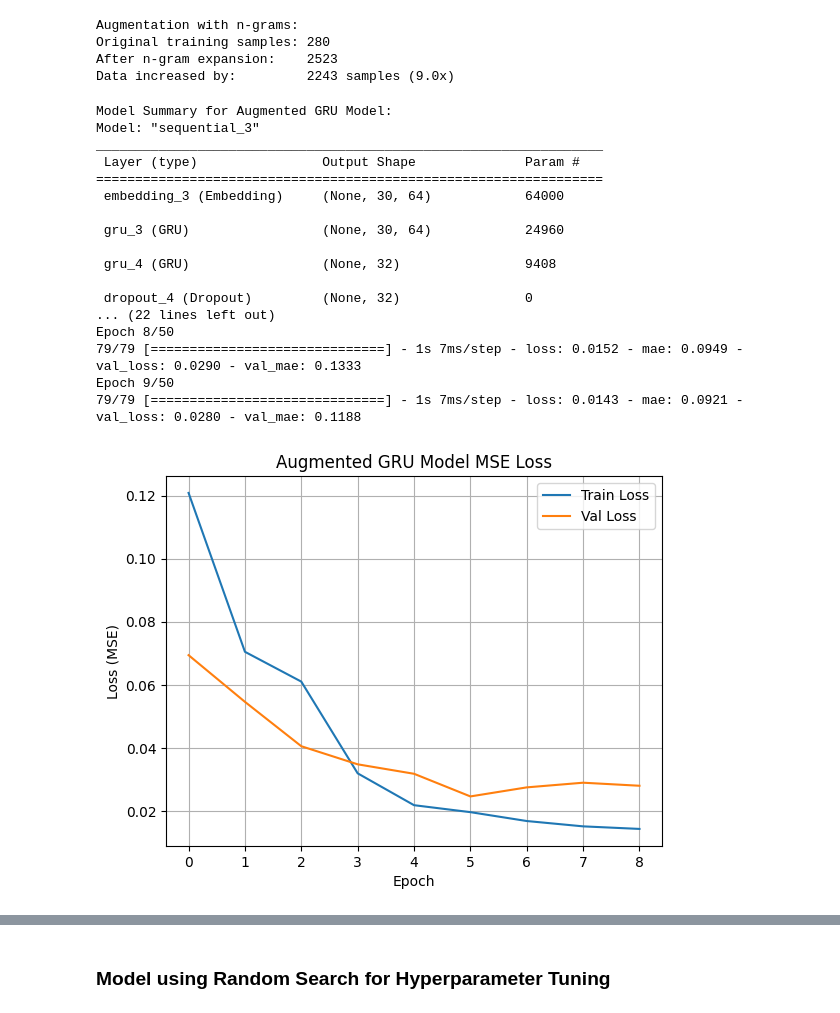
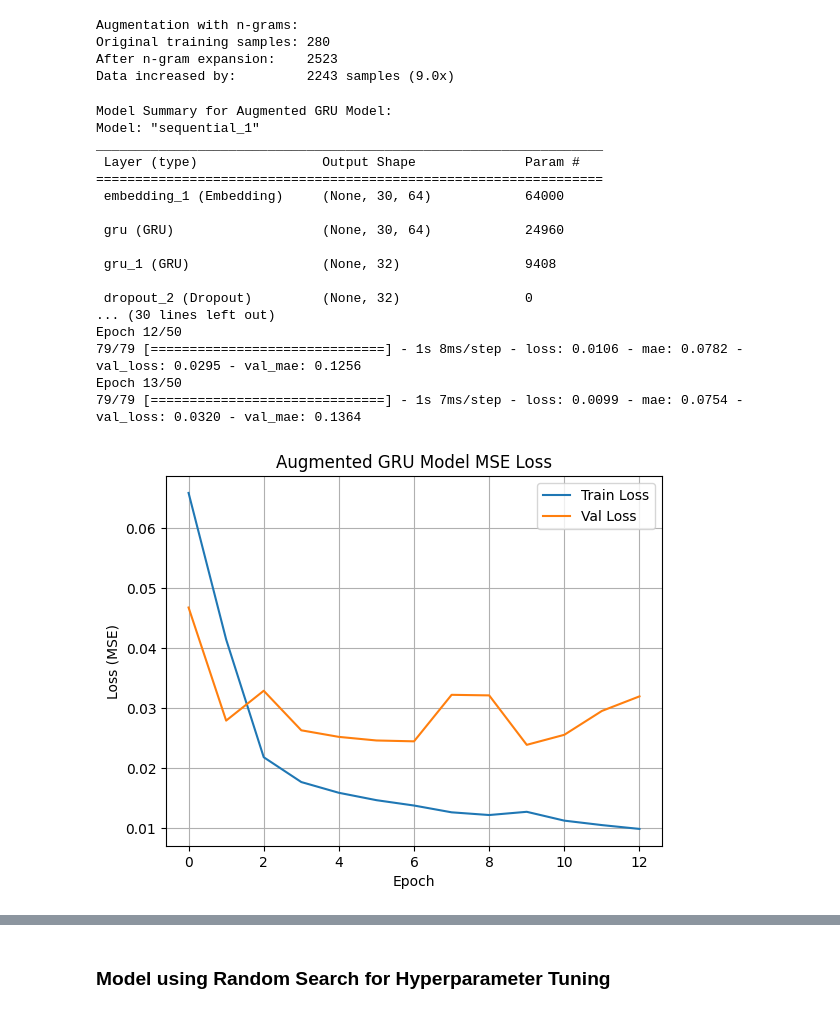
Before and after one commit to 4ndrrw/Sentiment-Analysis-RNN, a Jupyter notebook: partB.ipynb, the cells around one changed output, grey strips where cells are left out. Drawn from its saved outputs; the diff is of its cells as text; code cells hidden in the pictures.

```diff
--- a/partB.ipynb
+++ b/partB.ipynb
@@ -635,33 +641,32 @@ Original training samples: 280
 After n-gram expansion:    2523
 Data increased by:         2243 samples (9.0x)
 # %%
-gru_model = build_gru_model(vocab_size=1000, maxlen=30)
-
+# Train the GRU model with augmented data
 train_model(
     model=gru_model,
     X_train=X_train_aug,
     y_train=y_train_aug,
     X_val=X_val,
     y_val=y_val,
     model_name="Augmented GRU Model",
 )
 # %% [output]
 Model Summary for Augmented GRU Model:
-Model: "sequential_3"
+Model: "sequential_1"
 _________________________________________________________________
  Layer (type)                Output Shape              Param #
 =================================================================
- embedding_3 (Embedding)     (None, 30, 64)            64000
+ embedding_1 (Embedding)     (None, 30, 64)            64000
 
- gru_3 (GRU)                 (None, 30, 64)            24960
+ gru (GRU)                   (None, 30, 64)            24960
 
- gru_4 (GRU)                 (None, 32)                9408
+ gru_1 (GRU)                 (None, 32)                9408
 
- dropout_4 (Dropout)         (None, 32)                0
-... (22 lines left out)
-Epoch 8/50
-79/79 [==============================] - 1s 7ms/step - loss: 0.0152 - mae: 0.0949 - val_loss: 0.0290 - val_mae: 0.1333
-Epoch 9/50
-79/79 [==============================] - 1s 7ms/step - loss: 0.0143 - mae: 0.0921 - val_loss: 0.0280 - val_mae: 0.1188
+ dropout_2 (Dropout)         (None, 32)                0
+... (30 lines left out)
+Epoch 12/50
+79/79 [==============================] - 1s 8ms/step - loss: 0.0106 - mae: 0.0782 - val_loss: 0.0295 - val_mae: 0.1256
+Epoch 13/50
+79/79 [==============================] - 1s 7ms/step - loss: 0.0099 - mae: 0.0754 - val_loss: 0.0320 - val_mae: 0.1364
-[figure, old version]
+[figure, new version]
 # %%
```
Also changed, not shown: parts of 26 cells of this notebook, 3 other files.
